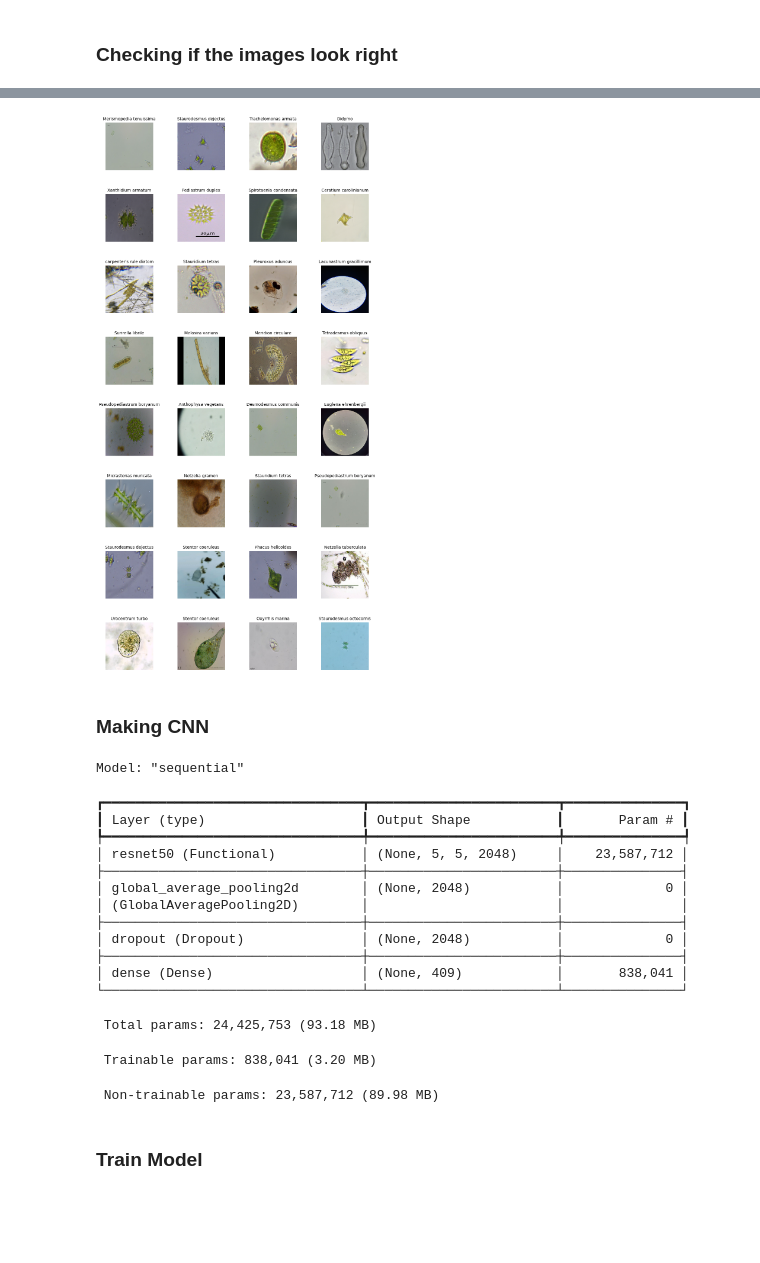
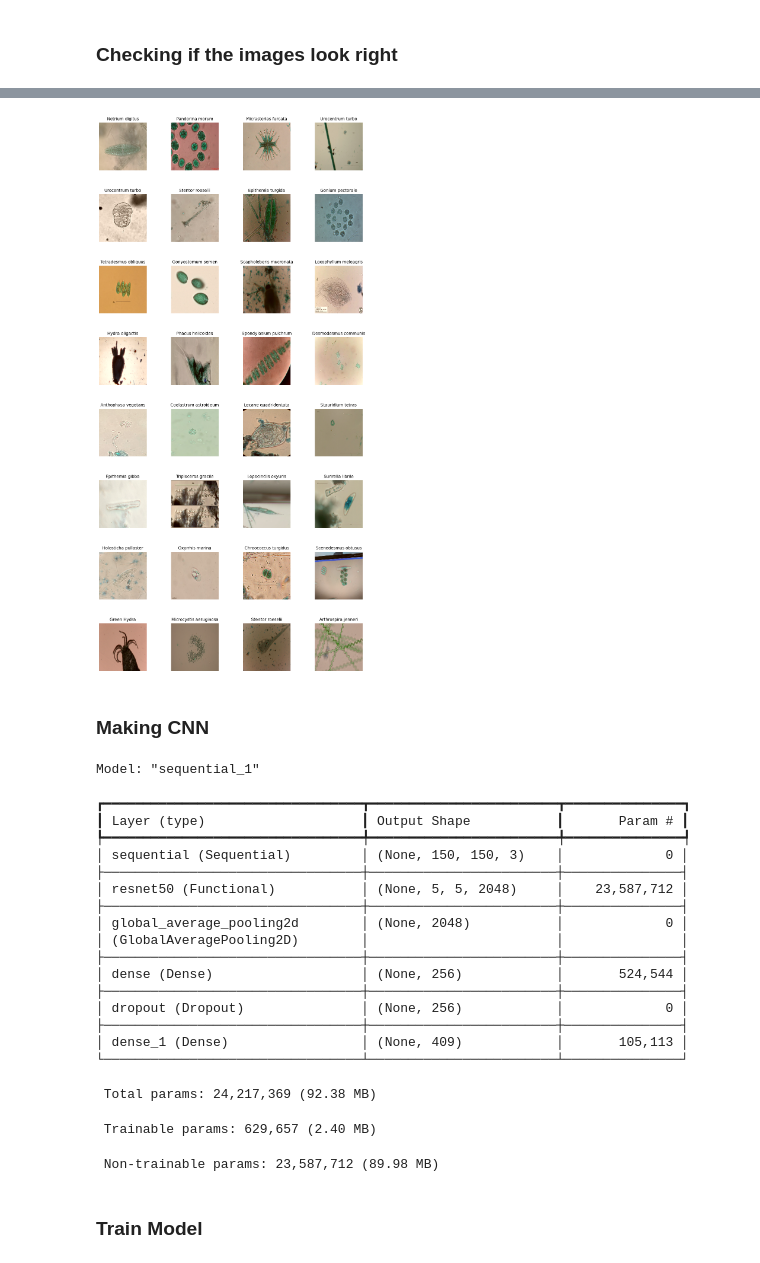
Before and after one commit to MatthewELucio/MicroNetCNN, a Jupyter notebook: train_cnn.ipynb, the cells around one changed output, grey strips where cells are left out. Cells and saved outputs as stored; diff of their text form; code cells hidden in the pictures; blank space fills up the shorter version.

```diff
--- a/train_cnn.ipynb
+++ b/train_cnn.ipynb
@@ -124,9 +120,9 @@ Stats for val.json:
 def parse_function(filename, label):
     image_string = tf.io.read_file(filename)
     image = tf.image.decode_image(image_string, channels=3, expand_animations=False)
-    image.set_shape([None, None, 3])
-    image = tf.image.convert_image_dtype(image, tf.float32)
     image = tf.image.resize(image, [IMG_SIZE, IMG_SIZE])
+    # Replace manual float conversion with this:
+    image = tf.keras.applications.resnet50.preprocess_input(image)
     label_idx = label_encoder(label)
     return image, label_idx
 
@@ -150,7 +146,16 @@ plt.figure(figsize=(n_cols * 3, n_rows * 3))
 for images, labels in train_ds.take(1):
     for i in range(n_rows * n_cols):
         plt.subplot(n_rows, n_cols, i + 1)
-        plt.imshow(images[i].numpy())
+
+        img = images[i].numpy()
+
+        # Undo the ResNet50 mean subtraction for visualization only
+        # This converts it back to roughly [0, 255]
+        img_visual = img + [123.68, 116.779, 103.939]
+        img_visual = np.clip(img_visual, 0, 255).astype('uint8')
+
+        plt.imshow(img_visual)
+
         plt.axis('off')
         label_idx = int(labels[i])
         plt.title(valid_classes[label_idx], fontsize=10)
@@ -163,23 +168,35 @@ plt.show()
-[figure, old version]
+[figure, new version]
 # %% [markdown]
 ### Making CNN
 # %%
+data_augmentation = tf.keras.Sequential([
+    layers.RandomFlip("horizontal_and_vertical"),
+    layers.RandomRotation(0.2),
+    layers.RandomZoom(0.2),
+    layers.RandomContrast(0.1),
+])
+
 base_model = tf.keras.applications.ResNet50(
     input_shape=(IMG_SIZE, IMG_SIZE, 3),
     include_top=False,
     weights='imagenet'
 )
-
 base_model.trainable = False
 
 model = models.Sequential([
+    layers.Input(shape=(IMG_SIZE, IMG_SIZE, 3)),
+    data_augmentation,
+
     base_model,
     layers.GlobalAveragePooling2D(),
+
+    layers.Dense(256, activation='relu'),
     layers.Dropout(0.5),
+
     layers.Dense(num_classes, activation='softmax')
 ])
 
-optimizer = tf.keras.optimizers.Adam(learning_rate=0.001)
+optimizer = tf.keras.optimizers.Adam(learning_rate=0.0005)
 
 model.compile(optimizer=optimizer,
               loss='sparse_categorical_crossentropy',
@@ -187,21 +204,25 @@ model.compile(optimizer=optimizer,
 
 model.summary()
 # %% [output]
-Model: "sequential"
+Model: "sequential_1"
 ┏━━━━━━━━━━━━━━━━━━━━━━━━━━━━━━━━━┳━━━━━━━━━━━━━━━━━━━━━━━━┳━━━━━━━━━━━━━━━┓
 ┃ Layer (type)                    ┃ Output Shape           ┃       Param # ┃
 ┡━━━━━━━━━━━━━━━━━━━━━━━━━━━━━━━━━╇━━━━━━━━━━━━━━━━━━━━━━━━╇━━━━━━━━━━━━━━━┩
+│ sequential (Sequential)         │ (None, 150, 150, 3)    │             0 │
+├─────────────────────────────────┼────────────────────────┼───────────────┤
 │ resnet50 (Functional)           │ (None, 5, 5, 2048)     │    23,587,712 │
 ├─────────────────────────────────┼────────────────────────┼───────────────┤
 │ global_average_pooling2d        │ (None, 2048)           │             0 │
 │ (GlobalAveragePooling2D)        │                        │               │
 ├─────────────────────────────────┼────────────────────────┼───────────────┤
-│ dropout (Dropout)               │ (None, 2048)           │             0 │
+│ dense (Dense)                   │ (None, 256)            │       524,544 │
 ├─────────────────────────────────┼────────────────────────┼───────────────┤
-│ dense (Dense)                   │ (None, 409)            │       838,041 │
+│ dropout (Dropout)               │ (None, 256)            │             0 │
+├─────────────────────────────────┼────────────────────────┼───────────────┤
+│ dense_1 (Dense)                 │ (None, 409)            │       105,113 │
 └─────────────────────────────────┴────────────────────────┴───────────────┘
- Total params: 24,425,753 (93.18 MB)
+ Total params: 24,217,369 (92.38 MB)
- Trainable params: 838,041 (3.20 MB)
+ Trainable params: 629,657 (2.40 MB)
  Non-trainable params: 23,587,712 (89.98 MB)
 # %% [markdown]
 ### Train Model
```
Also changed, not shown: parts of 8 cells of this notebook.
